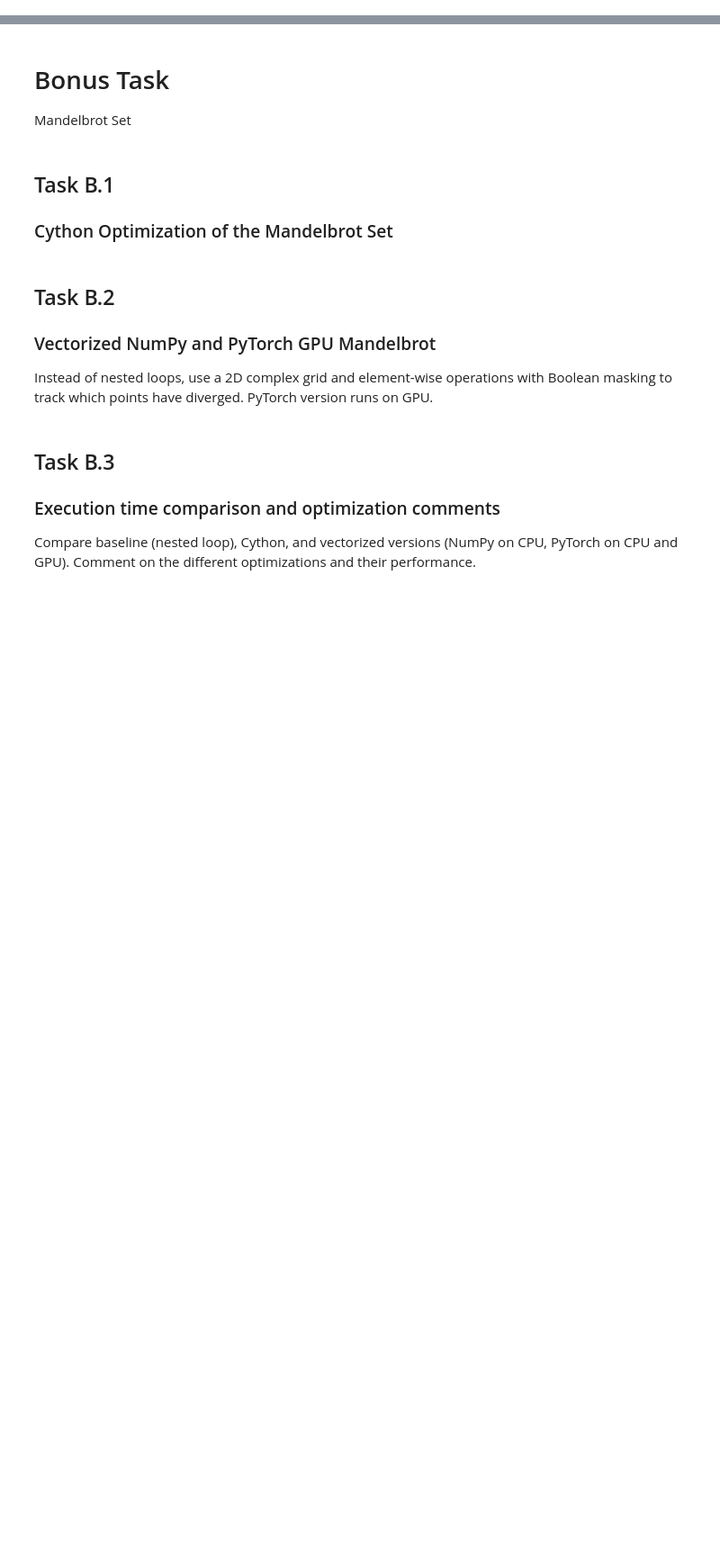
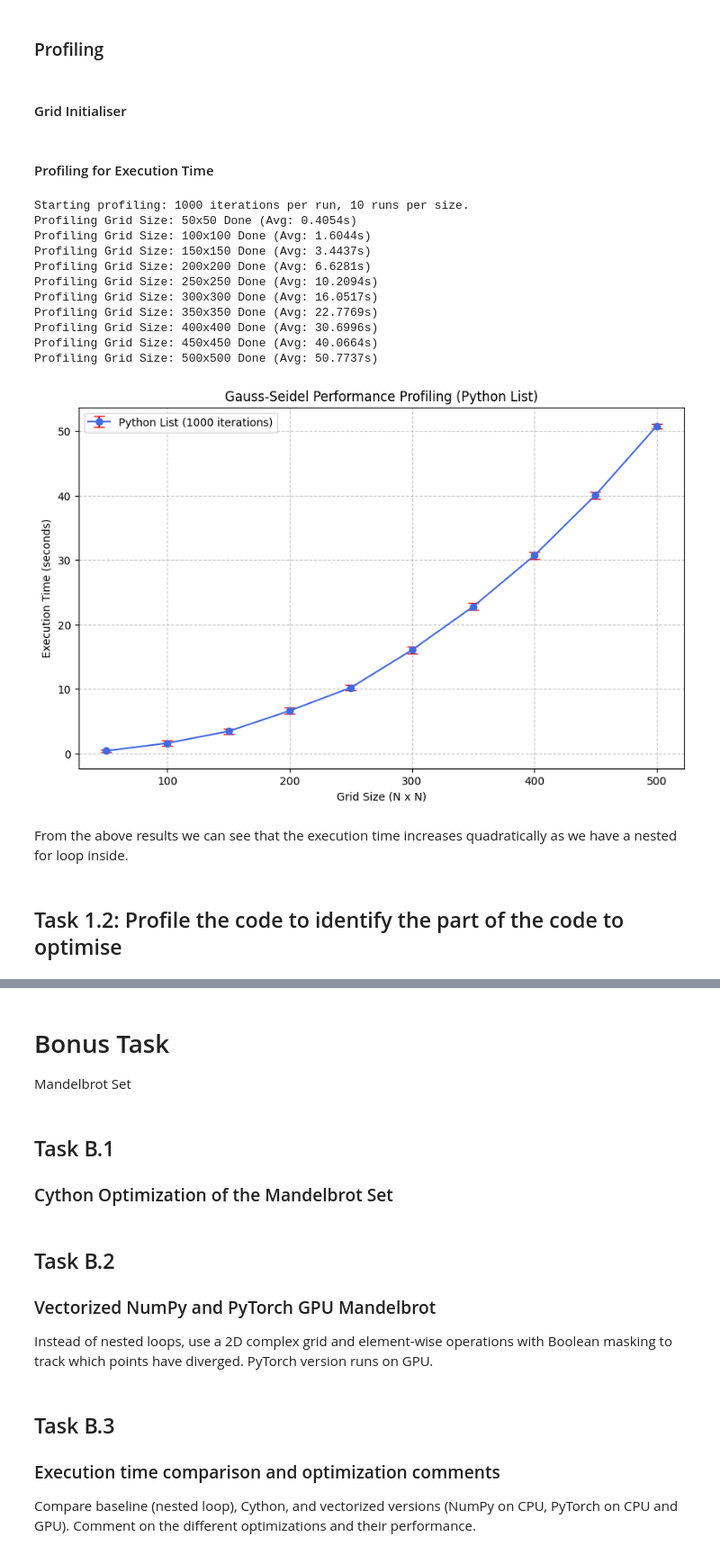
Before and after one commit to anson-ryea/dd2358-work, a Jupyter notebook: asm3/asm3.ipynb, the cells around one changed output, grey strips where cells are left out. Shown at 90% size. Cells and saved outputs as stored; diff of their text form; code cells hidden in the pictures; blank space fills up the shorter version.

Commit message:
[asm3] add Task 1.1 and 1.2

```diff
--- a/asm3/asm3.ipynb
+++ b/asm3/asm3.ipynb
@@ -0,0 +42,74 @@
+# %%
+def gauss_seidel_list(f, N):
+    for i in range(1, N - 1):
+        for j in range(1, N - 1):
+            f[i][j] = 0.25 * (f[i][j+1] + f[i][j-1] + f[i+1][j] + f[i-1][j])
+    return f
+# %% [markdown]
+### Profiling
+# %% [markdown]
+#### Grid Initialiser
+# %%
+def initialise_grid(N):
+    grid = [[random.random() for _ in range(N)] for _ in range(N)]
+    for i in range(N):
+        grid[i][0] = grid[i][N-1] = 0
+        grid[0][i] = grid[N-1][i] = 0
+    return grid
+# %% [markdown]
+#### Profiling for Execution Time
+# %%
+grid_sizes = range(50, 550, 50)
+iterations = 1000
+runs_per_size = 10
+
+means = []
+stds = []
+
+print(f"Starting profiling: {iterations} iterations per run, {runs_per_size} runs per size.")
+
+for N in grid_sizes:
+    run_times = []
+    print(f"Profiling Grid Size: {N}x{N}", end=" ", flush=True)
+
+    for run in range(runs_per_size):
+        f = initialise_grid(N)
+
+        start_time = time.perf_counter()
+        for _ in range(iterations):
+            f = gauss_seidel_list(f, N)
+        end_time = time.perf_counter()
+
+        run_times.append(end_time - start_time)
+
+    means.append(statistics.mean(run_times))
+    stds.append(statistics.stdev(run_times))
+    print(f"Done (Avg: {means[-1]:.4f}s)")
+
+plt.figure(figsize=(10, 6))
+plt.errorbar(grid_sizes, means, yerr=stds, fmt='-o', capsize=5,
+             label='Python List (1000 iterations)', color='royalblue', ecolor='red')
+
+plt.title('Gauss-Seidel Performance Profiling (Python List)')
+plt.xlabel('Grid Size (N x N)')
+plt.ylabel('Execution Time (seconds)')
+plt.grid(True, linestyle='--', alpha=0.7)
+plt.legend()
+plt.show()
+# %% [output]
+Starting profiling: 1000 iterations per run, 10 runs per size.
+Profiling Grid Size: 50x50 Done (Avg: 0.4054s)
+Profiling Grid Size: 100x100 Done (Avg: 1.6044s)
+Profiling Grid Size: 150x150 Done (Avg: 3.4437s)
+Profiling Grid Size: 200x200 Done (Avg: 6.6281s)
+Profiling Grid Size: 250x250 Done (Avg: 10.2094s)
+Profiling Grid Size: 300x300 Done (Avg: 16.0517s)
+Profiling Grid Size: 350x350 Done (Avg: 22.7769s)
+Profiling Grid Size: 400x400 Done (Avg: 30.6996s)
+Profiling Grid Size: 450x450 Done (Avg: 40.0664s)
+Profiling Grid Size: 500x500 Done (Avg: 50.7737s)
+[figure, added]
+# %% [markdown]
+From the above results we can see that the execution time increases quadratically as we have a nested for loop inside.
+# %% [markdown]
+## Task 1.2: Profile the code to identify the part of the code to optimise
```
Also changed, not shown: parts of 19 cells of this notebook.
